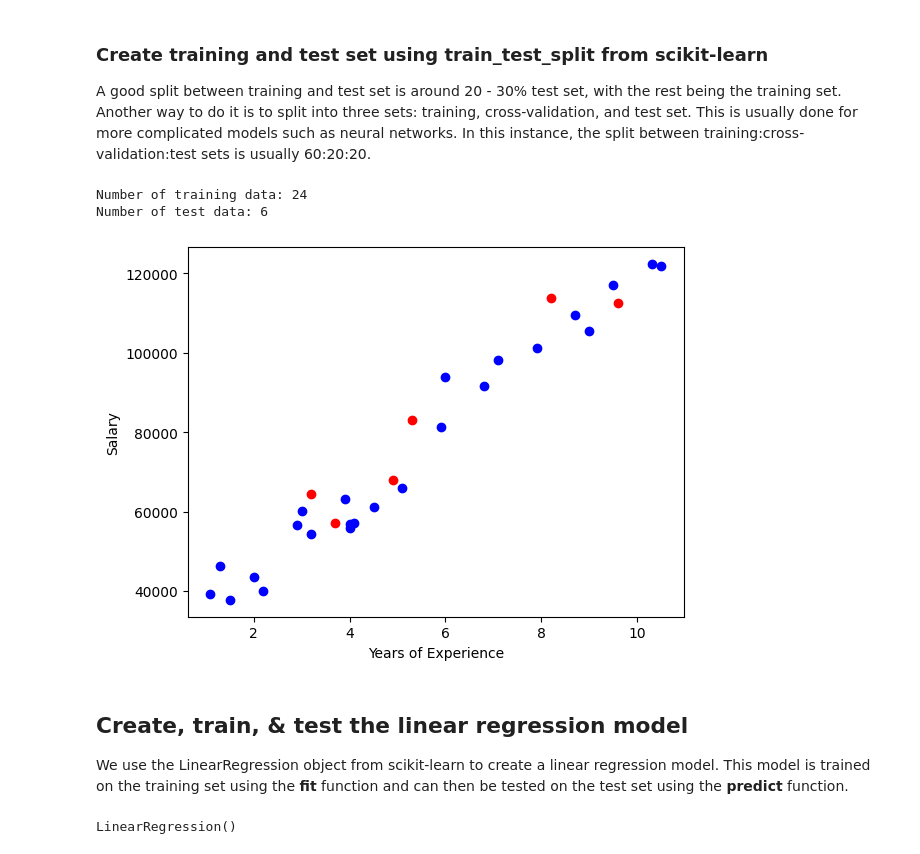
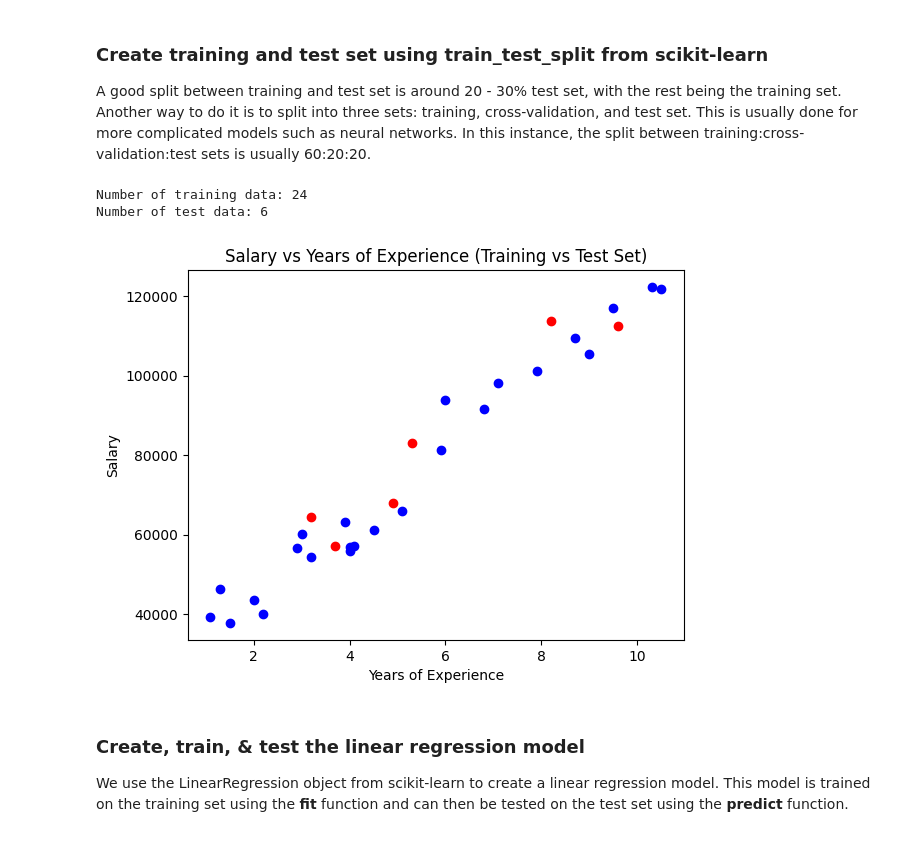
Before and after one commit to mohikhsan/learnml, a Jupyter notebook: regression/linear_regression.ipynb, the cells around one changed output. Drawn from its saved outputs; the diff is of its cells as text; code cells hidden in the pictures.

```diff
--- a/regression/linear_regression.ipynb
+++ b/regression/linear_regression.ipynb
@@ -55,30 +58,23 @@ A good split between training and test set is around 20 - 30% test set, with the
 # %%
 X_train, X_test, y_train, y_test = train_test_split(X,y,test_size=0.2,random_state=42)
 #test_size determines the proportion of data going into the test set
 #random_state is a random number which is used for reproducibility. When running the code twice with the same random_state, you get the same split of data.
 
 print(f'Number of training data: {y_train.size}')
 print(f'Number of test data: {y_test.size}')
 
 #plot training vs test sets in a scatterplot to visualize the data beforehand
 plt.scatter(X_train,y_train,marker='o',c='b')
 plt.scatter(X_test,y_test,marker='o',c='r')
+plt.title('Salary vs Years of Experience (Training vs Test Set)')
 plt.xlabel('Years of Experience')
 plt.ylabel('Salary')
 plt.show()
 # %% [output]
 Number of training data: 24
 Number of test data: 6
-[figure, old version]
+[figure, new version]
 # %% [markdown]
-## Create, train, & test the linear regression model
+### Create, train, & test the linear regression model
 
 We use the LinearRegression object from scikit-learn to create a linear regression model. This model is trained on the training set using the **fit** function and can then be tested on the test set using the **predict** function.
-# %%
-#initiate the model object
-my_model = LinearRegression()
-
-#train the model using fit method on the training set
-my_model.fit(X_train,y_train)
-# %% [output]
-LinearRegression()
```
Also changed, not shown: parts of 4 cells of this notebook, 3 other files.
